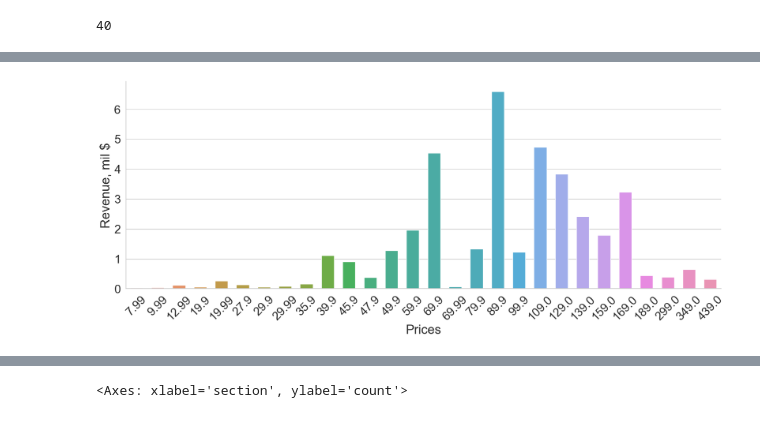
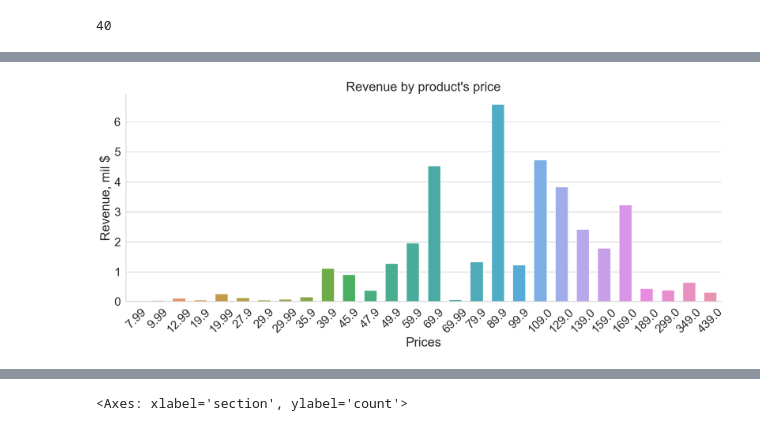
Before and after one commit to Kelebrimbor/Analytics, a Jupyter notebook: Zara_sales/Kaggle_Zara_sales.ipynb, the cells around one changed output, grey strips where cells are left out. Saved outputs shown, nothing was run; the diff lists cells and outputs as text; code cells hidden in the pictures.

Commit message:
Added new analytics with top10 products by revenue, plus updated previous analytics

```diff
--- a/Zara_sales/Kaggle_Zara_sales.ipynb
+++ b/Zara_sales/Kaggle_Zara_sales.ipynb
@@ -172,18 +270,20 @@ sales \
 # %%
 rev_by_price_df = sales \
     .groupby('price', as_index = False) \
     .revenue_by_item.sum()
 
 # Создаем датафрейм выручки, полученной в зависимости от цены айтема
 
+
 plt.pyplot.xticks(rotation=45)
-ax0 = sns.barplot(x = rev_by_price_df.price, y = rev_by_price_df.revenue_by_item/1000000, width = 0.6)
-ax0.set(ylabel='Revenue, mil $', xlabel='Prices')
+ax0_1 = sns.barplot(x = rev_by_price_df.price, y = rev_by_price_df.revenue_by_item/1000000, width = 0.6)
+ax0_1.set_title('''Revenue by product's price''')
+ax0_1.set(ylabel='Revenue, mil $', xlabel='Prices')
 sns.despine()
 
 # Получаем распределение выручки в зависимости от цены вещи - смотрим, какие ценовые сегменты приносят более всего денег
 
 
 # кластеризуй эти данные по ценам
 # %% [output]
-[figure, old version]
+[figure, new version]
```
Also changed, not shown: parts of 31 cells of this notebook.
